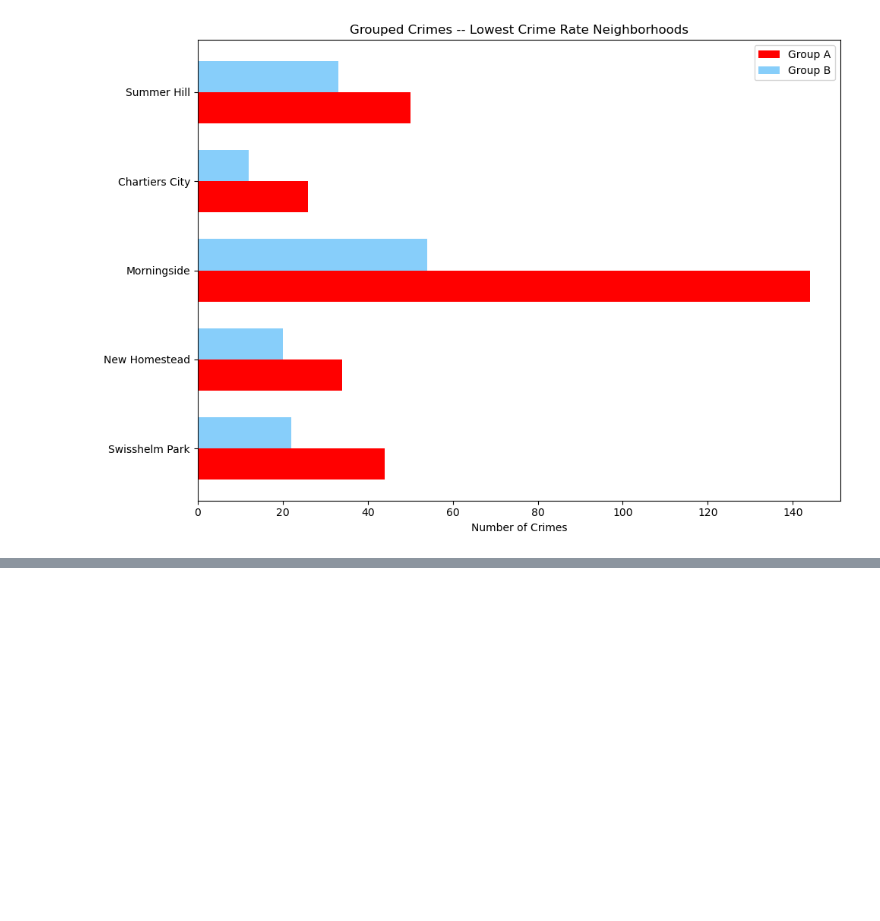
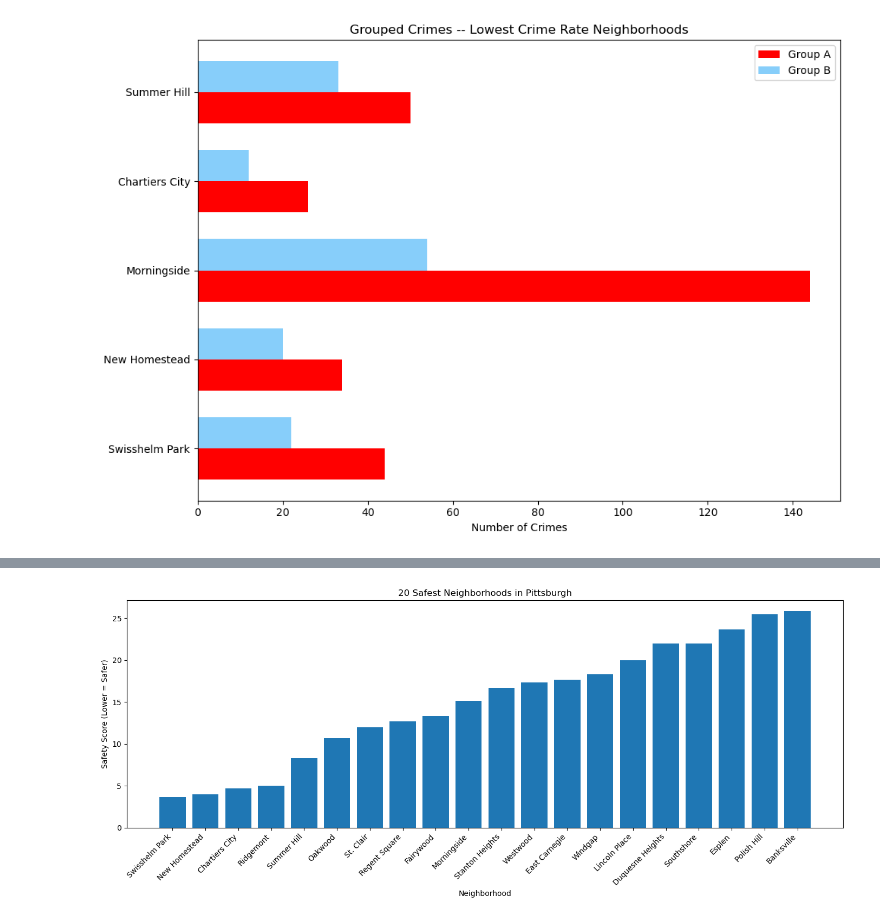
Before and after one commit to tredondizzy/Final-Project, a Jupyter notebook: CrimeActivity.ipynb, the cells around one changed output, grey strips where cells are left out. Cells and saved outputs as stored; diff of their text form; code cells hidden in the pictures; blank space fills up the shorter version.

```diff
--- a/CrimeActivity.ipynb
+++ b/CrimeActivity.ipynb
@@ -182,0 +233,5 @@ plt.show()
+# %%
+severity = crim.groupby(['Neighborhood', 'NIBRS_Offense_Grouping']).size().unstack(fill_value=0)
+
+severity = severity.rename(columns={'A': 'A_Crimes', 'B': 'B_Crimes'})
+neigh_full = neigh_rates.merge(severity, on='Neighborhood', how='left')
@@ -182,0 +245,21 @@ plt.show()
+# %%
+neigh_full['rank_rate'] = neigh_full['Crime_Rate'].rank()
+neigh_full['rank_A'] = neigh_full['A_Crimes'].rank()
+neigh_full['rank_total'] = neigh_full['Crime_Count'].rank()
+
+neigh_full['Safety_Score'] = neigh_full[['rank_rate','rank_A','rank_total']].mean(axis=1)
+# %%
+safest20 = neigh_full.sort_values('Safety_Score').head(20)
+
+plt.figure(figsize=(14, 6))
+plt.bar(safest20['Neighborhood'], safest20['Safety_Score'])
+
+plt.xticks(rotation=45, ha='right')
+plt.xlabel("Neighborhood")
+plt.ylabel("Safety Score (Lower = Safer)")
+plt.title("20 Safest Neighborhoods in Pittsburgh")
+
+plt.tight_layout()
+plt.show()
+# %% [output]
+[figure, added]
```
Also changed, not shown: parts of 13 cells of this notebook, 1 other file.
